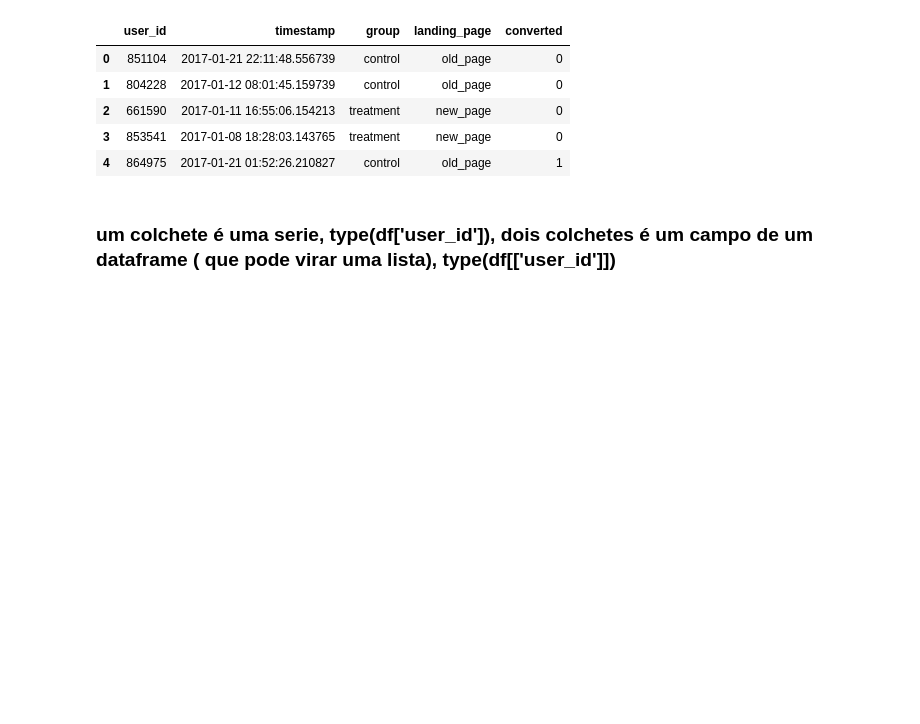
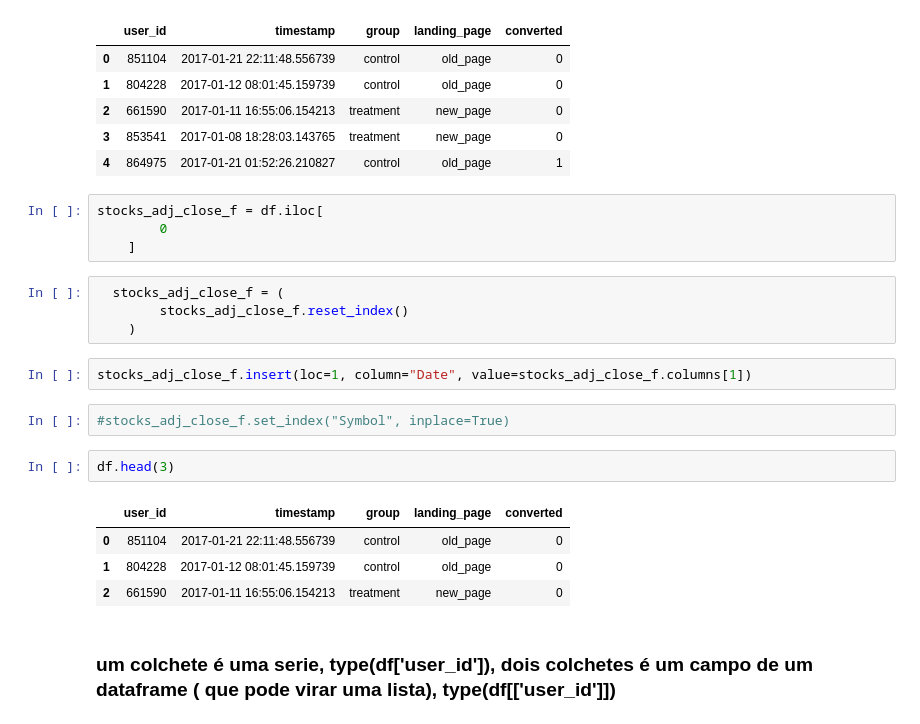
Before and after one commit to gutaors/ToolBox, a Jupyter notebook: 0_brincando.ipynb, the cells around one changed output. Drawn from its saved outputs; the diff is of its cells as text; blank space fills up the shorter version.

```diff
--- a/0_brincando.ipynb
+++ b/0_brincando.ipynb
@@ -13,6 +13,25 @@ df.head()
 | 2 | 661590 | 2017-01-11 16:55:06.154213 | treatment | new_page | 0 |
 | 3 | 853541 | 2017-01-08 18:28:03.143765 | treatment | new_page | 0 |
 | 4 | 864975 | 2017-01-21 01:52:26.210827 | control | old_page | 1 |
+# %%
+stocks_adj_close_f = df.iloc[
+        0
+    ]
+# %%
+  stocks_adj_close_f = (
+        stocks_adj_close_f.reset_index()
+    )
+# %%
+stocks_adj_close_f.insert(loc=1, column="Date", value=stocks_adj_close_f.columns[1])
+# %%
+#stocks_adj_close_f.set_index("Symbol", inplace=True)
+# %%
+df.head(3)
+# %% [output]
+|  | user_id | timestamp | group | landing_page | converted |
+| 0 | 851104 | 2017-01-21 22:11:48.556739 | control | old_page | 0 |
+| 1 | 804228 | 2017-01-12 08:01:45.159739 | control | old_page | 0 |
+| 2 | 661590 | 2017-01-11 16:55:06.154213 | treatment | new_page | 0 |
 # %% [markdown]
 ### um colchete é uma serie,  type(df['user_id']), dois colchetes é um campo de um dataframe ( que pode virar uma lista),  type(df[['user_id']])
 # %%
```
Also changed, not shown: 3 other files.
